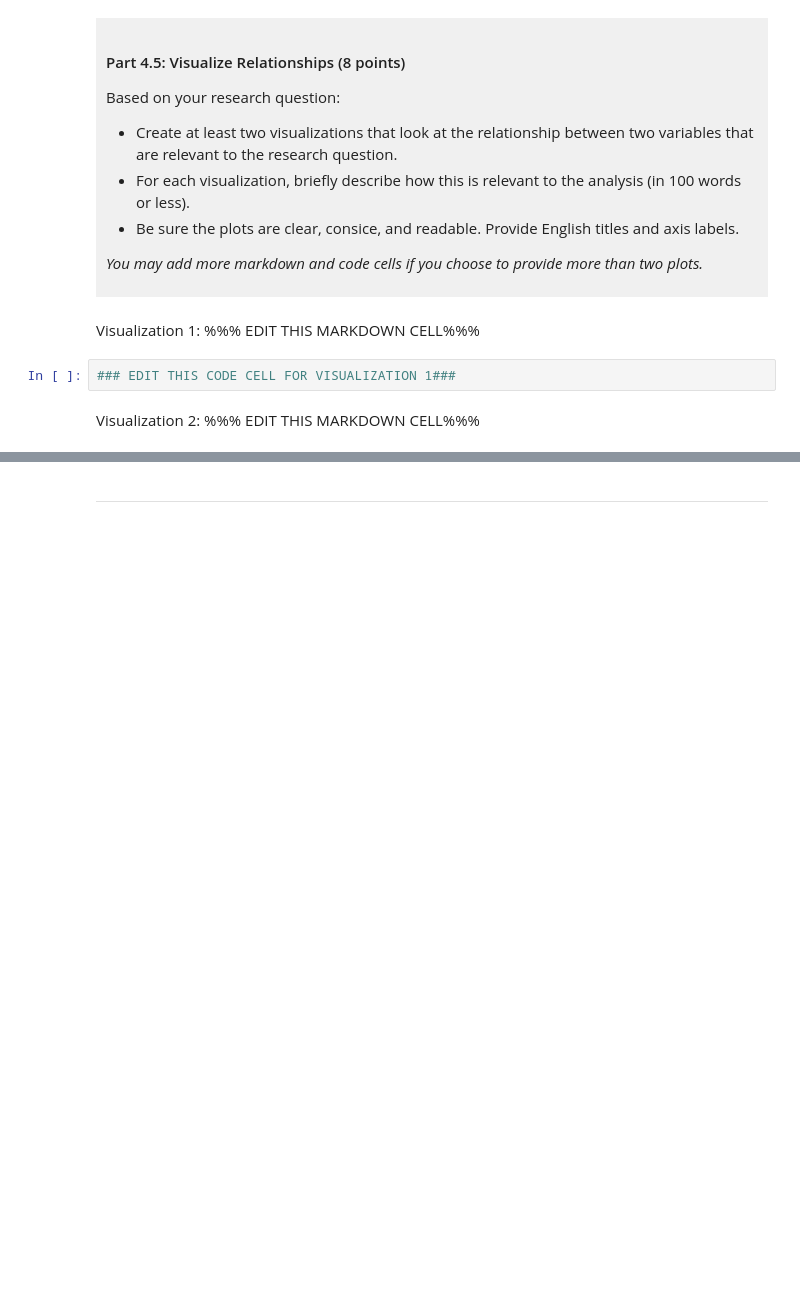
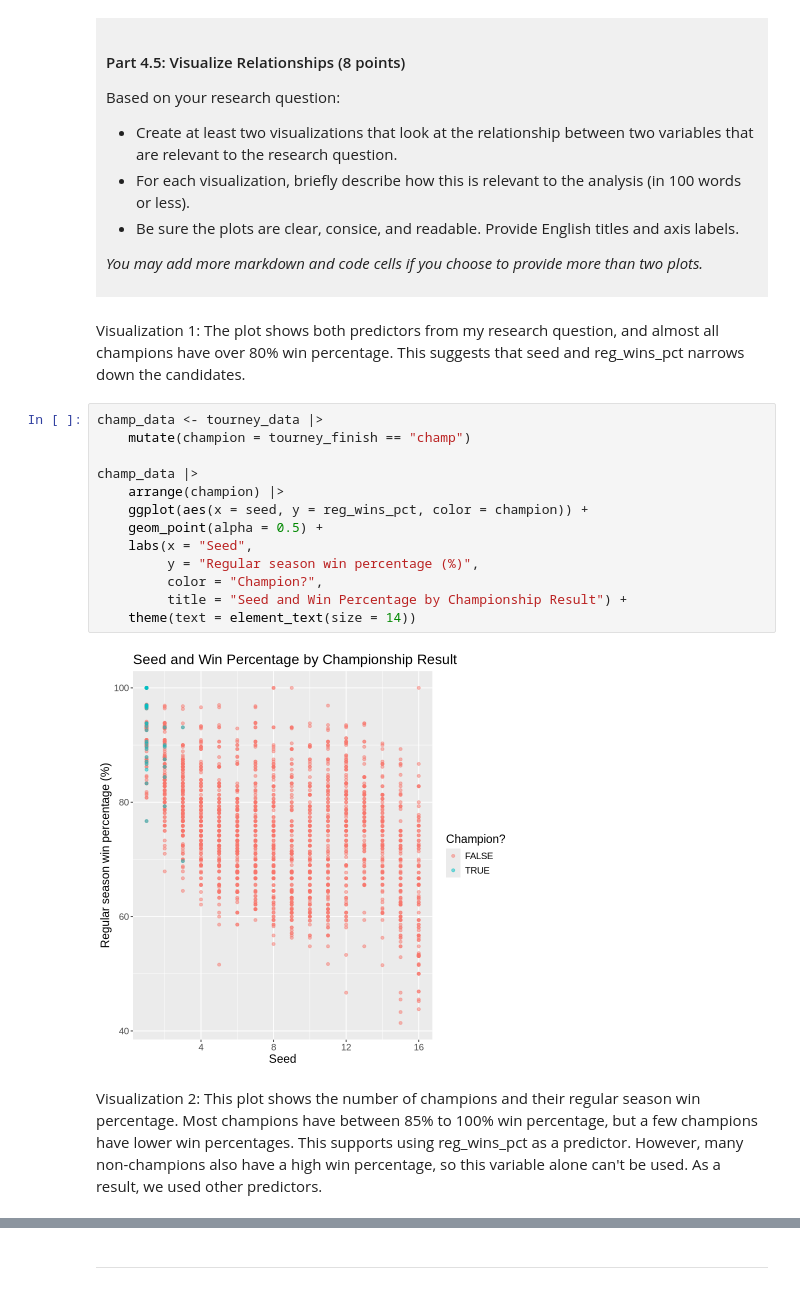
Before and after one commit to brianyxdeng/dsci-100-project-brian-deng, a Jupyter notebook: dsci-100-project-notebook.ipynb, the cells around one changed output, grey strips where cells are left out. Cells and saved outputs as stored; diff of their text form; blank space fills up the shorter version.

```diff
--- a/dsci-100-project-notebook.ipynb
+++ b/dsci-100-project-notebook.ipynb
@@ -307,9 +379,22 @@ Based on your research question:
 *You may add more markdown and code cells if you choose to provide more than two plots.*
 </div>
 # %% [markdown]
-Visualization 1: %%% EDIT THIS MARKDOWN CELL%%%
+Visualization 1: The plot shows both predictors from my research question, and almost all champions have over 80% win percentage. This suggests that seed and reg_wins_pct narrows down the candidates.
 # %%
-### EDIT THIS CODE CELL FOR VISUALIZATION 1###
+champ_data <- tourney_data |>
+    mutate(champion = tourney_finish == "champ")
+
+champ_data |>
+    arrange(champion) |>
+    ggplot(aes(x = seed, y = reg_wins_pct, color = champion)) +
+    geom_point(alpha = 0.5) +
+    labs(x = "Seed",
+         y = "Regular season win percentage (%)",
+         color = "Champion?",
+         title = "Seed and Win Percentage by Championship Result") +
+    theme(text = element_text(size = 14))
+# %% [output]
+[figure, added]
 # %% [markdown]
-Visualization 2: %%% EDIT THIS MARKDOWN CELL%%%
+Visualization 2: This plot shows the number of champions and their regular season win percentage. Most champions have between 85% to 100% win percentage, but a few champions have lower win percentages. This supports using reg_wins_pct as a predictor. However, many non-champions also have a high win percentage, so this variable alone can't be used. As a result, we used other predictors.
 # %%
```
Also changed, not shown: parts of 7 cells of this notebook.
